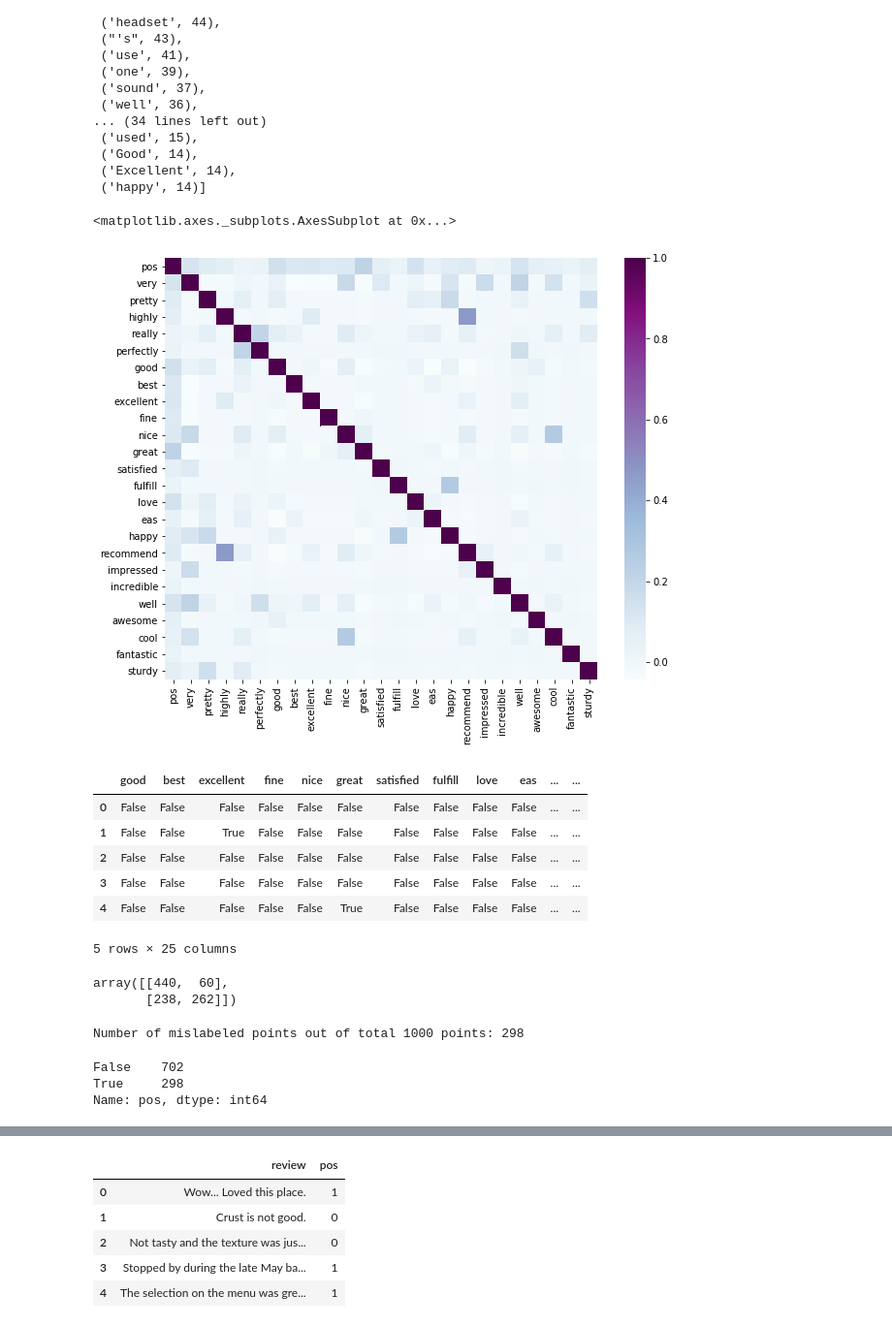
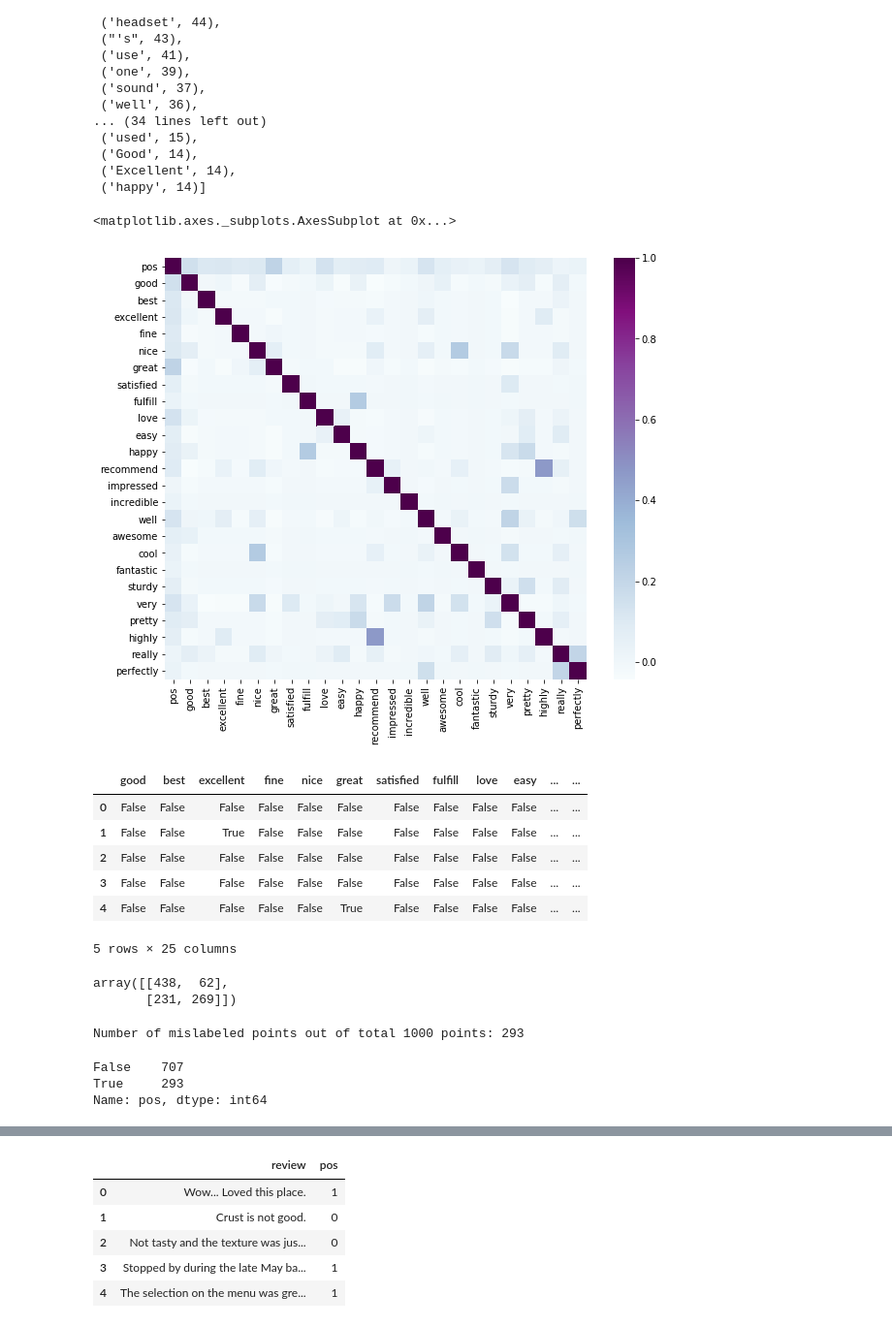
Before and after one commit to PriyankaBiswas/Data-Science, a Jupyter notebook: Unit2_SL/sentiment labelled sentences/feedback_analysis.ipynb, the cells around one changed output, grey strips where cells are left out. Shown: that part at 97% size. Cells and saved outputs as stored; diff of their text form; code cells hidden in the pictures.

```diff
--- a/Unit2_SL/sentiment labelled sentences/feedback_analysis.ipynb
+++ b/Unit2_SL/sentiment labelled sentences/feedback_analysis.ipynb
@@ -74,7 +74,7 @@ tokenized_count[:50]
 # Feature Engineering
 
 pos_keywords = ['good', 'best', 'excellent', 'fine', 'nice', 'great',
-               'satisfied', 'fulfill', 'love', 'eas', 'happy', 'excellent',
+               'satisfied', 'fulfill', 'love', 'easy', 'happy', 'excellent',
                'recommend', 'impressed', 'incredible', 'well', 'awesome', 'cool',
                'fantastic', 'sturdy' ]
 
@@ -94,10 +94,10 @@ for key in pos_intensifiers:
 #data.head()
 # %%
 plt.figure(figsize=(10,8))
-sns.heatmap(data.corr(), cmap='BuPu')
+sns.heatmap(data.corr(), cmap='BuPu', square=True)
 # %% [output]
 <matplotlib.axes._subplots.AxesSubplot at 0x...>
-[figure, old version]
+[figure, new version]
 # %%
 # Training data
 
@@ -106,7 +106,7 @@ y = data.pos
 # %%
 X.head()
 # %% [output]
-|  | good | best | excellent | fine | nice | great | satisfied | fulfill | love | eas | ... | ... |
+|  | good | best | excellent | fine | nice | great | satisfied | fulfill | love | easy | ... | ... |
 | 0 | False | False | False | False | False | False | False | False | False | False | ... | ... |
 | 1 | False | False | True | False | False | False | False | False | False | False | ... | ... |
 | 2 | False | False | False | False | False | False | False | False | False | False | ... | ... |
@@ -127,16 +127,16 @@ y_pred =  bnb.predict(X)
 # %%
 confusion_matrix(y, y_pred)
 # %% [output]
-array([[440,  60],
-       [238, 262]])
+array([[438,  62],
+       [231, 269]])
 # %%
 print("Number of mislabeled points out of total {} points: {}".format(
 X.shape[0], (y != y_pred).sum()))  #FP + FN
 # %% [output]
-Number of mislabeled points out of total 1000 points: 298
+Number of mislabeled points out of total 1000 points: 293
 # %%
 (y != y_pred).value_counts()
 # %% [output]
-False    702
-True     298
+False    707
+True     293
 Name: pos, dtype: int64
```
Also changed, not shown: parts of 6 cells of this notebook.
